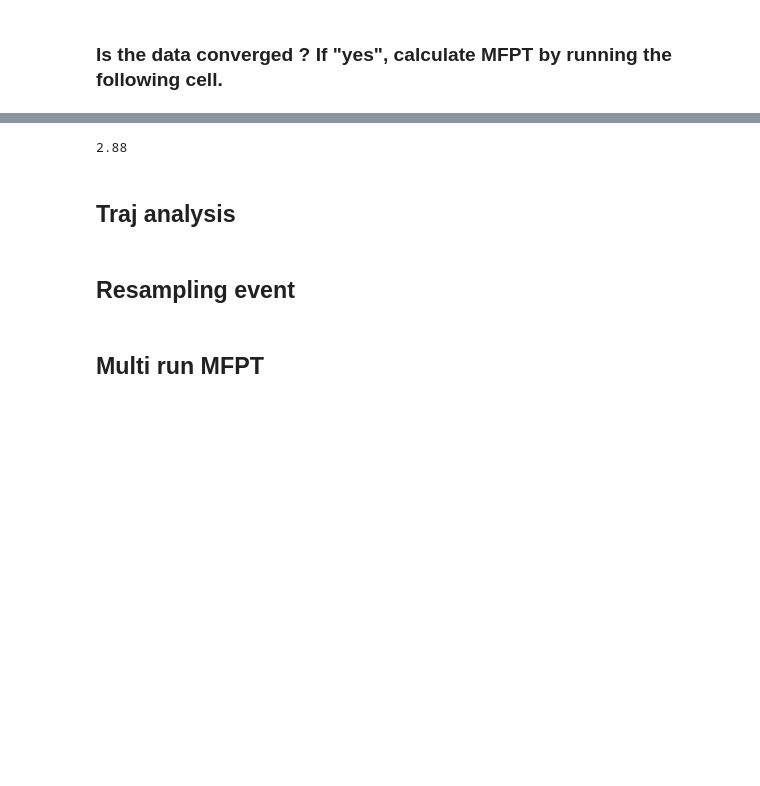
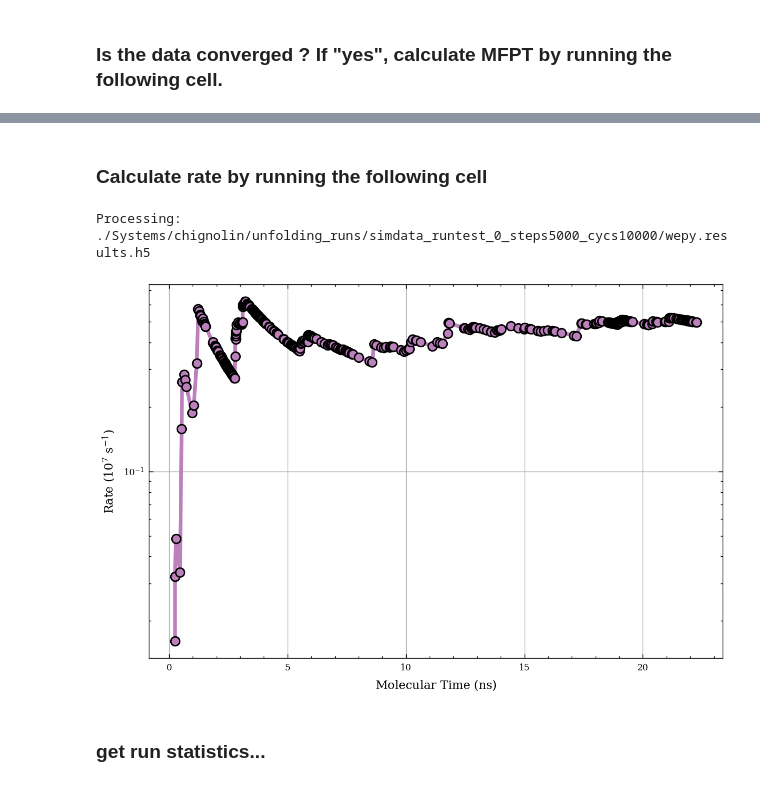
Before and after one commit to Shaheerah3007/CoWERA, a Jupyter notebook: Analysis/WE_analysis.ipynb, the cells around one changed output, grey strips where cells are left out. Drawn from its saved outputs; the diff is of its cells as text; code cells hidden in the pictures; blank space fills up the shorter version.

Commit message:
Modified analysis notebook to a minimalist version

```diff
--- a/Analysis/WE_analysis.ipynb
+++ b/Analysis/WE_analysis.ipynb
@@ -333,6 +158,0 @@ Processing: /home/suman/Shaheerah/CoWERA/Systems/TC10b Trp-cage/final_folding_ru
-# %%
-1800*50000*0.002*0.001*0.001*16
-# %% [output]
-2.88
-# %% [markdown]
-## Traj analysis
@@ -1106,2 +158,0 @@ plt.show()
-# %% [markdown]
-## Resampling event
@@ -1266,2 +159,58 @@ wepy_h5.close()
+# %% [markdown]
+### Calculate rate by running the following cell
+# %%
+import numpy as np
+import matplotlib.pyplot as plt
+import os
+from wepy.hdf5 import WepyHDF5
+
+
+print(f"Processing: {filename}")
+
+# Open file
+wepy_h5 = WepyHDF5(filename, mode='r')
+wepy_h5.open()
+
+# ---- Infer timestep from folder name (optional) ----
+folder_name = os.path.basename(os.path.dirname(filename))
+
+if "steps" in folder_name:
+    steps_str = folder_name.split("steps")[1].split("_")[0]
+    delta_t = int(steps_str) * 0.002  # ps
+else:
+    delta_t = 5000 * 0.002  # fallback (ps)
+
+# ---- Extract warping data ----
+n_walkers = wepy_h5.num_init_walkers(0)
+
+cycle_idxs = np.array(wepy_h5.h5['/runs/0/warping/_cycle_idxs'])
+weights = np.array([x[0] for x in wepy_h5.h5['/runs/0/warping/weight']])
+
+wepy_h5.close()
+
+# ---- Compute molecular time (ns) ----
+T_list = cycle_idxs * delta_t * 1e-3  # ps → ns
+
+# ---- MFPT calculation ----
+mfpt = (T_list * n_walkers / np.cumsum(weights)) * 1e-9
+rate = 1.0 / mfpt
+rate_1e8 = rate / 1e7
+
+fig, ax = plt.subplots()
+ax.plot(T_list, rate_1e8, lw=2.5, marker='o', label="CoWERA")
+
+
+ax.set_xlabel(r'$\mathrm{Molecular\ Time\ (ns)}$')
+ax.set_ylabel(r'$\mathrm{Rate\ (10^7\ s^{-1})}$')
+
+ax.set_yscale("log")
+ax.grid(True)
+
+
+plt.tight_layout()
+plt.show()
+# %% [output]
+Processing: ./Systems/chignolin/unfolding_runs/simdata_runtest_0_steps5000_cycs10000/wepy.results.h5
+[figure, added]
 # %% [markdown]
-## Multi run MFPT
+### get run statistics...
```
Also changed, not shown: parts of 44 cells of this notebook.
